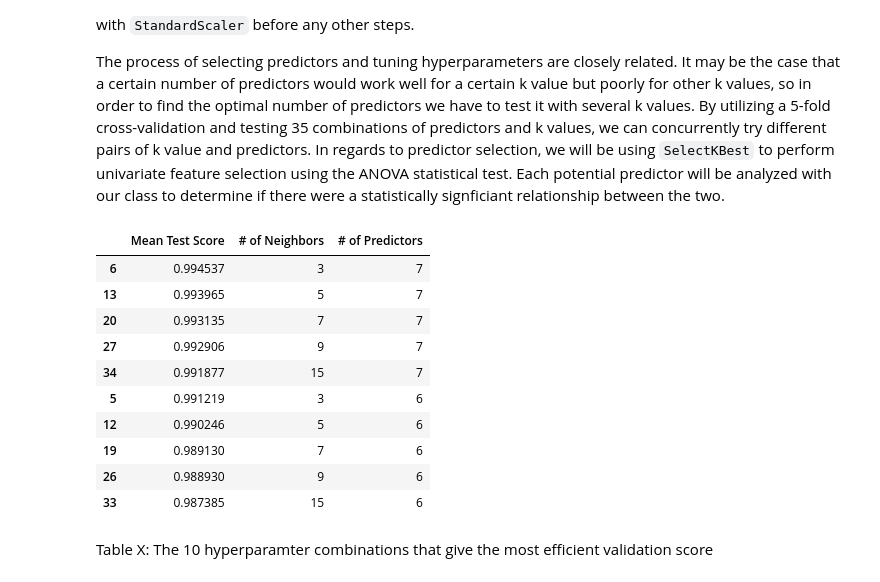
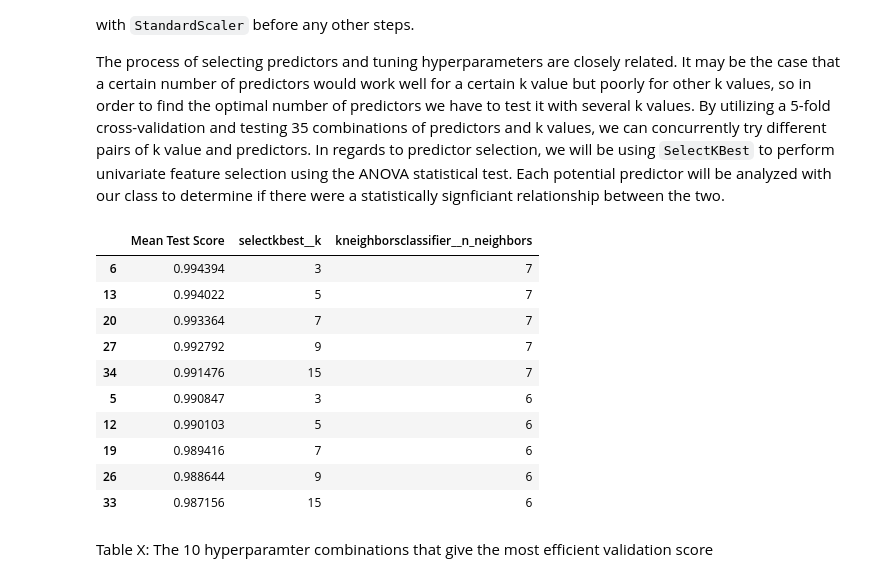
Before and after one commit to JonAndYu/ECON323-Project, a Jupyter notebook: project.ipynb, the cells around one changed output. Drawn from its saved outputs; the diff is of its cells as text; code cells hidden in the pictures.

```diff
--- a/project.ipynb
+++ b/project.ipynb
@@ -48,3 +40,25 @@ def class_count(y_data):
+# %%
+# Helper functions to help with displaying data.
+def class_count(y_data):
+    counts = y_data.value_counts().to_list()
+
+    data = {"Class": ["Non-Fraud", "Fraud"],
+            "Count": counts}
+    display(pd.DataFrame(data))
+
+# Helper function to expidite tuning process:
+# Returns a tune grid.
+def tune(param_grid, pipeline, X_train, y_train, scoring_func):
+    # Perform grid search with 5-fold cross validation
+    grid_search = GridSearchCV(pipeline, param_grid=param_grid, cv=5, scoring=scoring_func)
+    grid_search.fit(X_train, y_train)
+
+    # Print the best hyperparameters and corresponding score
+    results = pd.DataFrame(grid_search.cv_results_)[['params', 'mean_test_score']]
+    results = pd.concat([results.drop('params', axis=1),
+                    results['params'].apply(lambda x: pd.Series(x))], axis=1)
+    results.columns = ["Mean Test Score"] + list(param_grid.keys())
+    return results
 # %%
 raw_df = pd.read_csv('data/card_transdata.csv')
 raw_df.head()
@@ -155,34 +166,33 @@ param_grid = {
     'kneighborsclassifier__n_neighbors': [3, 5, 7, 9, 15]
 }
 
-clf = make_pipeline(
+knn_pred_selection_clf = make_pipeline(
     StandardScaler(),
     SelectKBest(score_func=f_classif),
-    KNeighborsClassifier())
+    KNeighborsClassifier()
+)
 
-# Perform grid search with 5-fold cross validation
-grid_search = GridSearchCV(clf, param_grid=param_grid, cv=5, scoring=scorer)
-grid_search.fit(X_train_balanced, y_train_balanced)
-
-# Print the best hyperparameters and corresponding score
-results = pd.DataFrame(grid_search.cv_results_)[['params', 'mean_test_score']]
-results = pd.concat([results.drop('params', axis=1),
-                results['params'].apply(lambda x: pd.Series(x))], axis=1)
-results.columns = ["Mean Test Score", "# of Neighbors", "# of Predictors"]
+knn_pred_selection_res = tune(
+    param_grid=param_grid,
+    pipeline=knn_pred_selection_clf,
+    X_train=X_train_balanced,
+    y_train=y_train_balanced,
+    scoring_func='f1_macro'
+)
 # %%
-results.sort_values(by='Mean Test Score', ascending = False).head(10)
+knn_pred_selection_res.sort_values(by='Mean Test Score', ascending = False).head(10)
 # %% [output]
-|  | Mean Test Score | # of Neighbors | # of Predictors |
-| 6 | 0.994537 | 3 | 7 |
-| 13 | 0.993965 | 5 | 7 |
-| 20 | 0.993135 | 7 | 7 |
-| 27 | 0.992906 | 9 | 7 |
-| 34 | 0.991877 | 15 | 7 |
-| 5 | 0.991219 | 3 | 6 |
-| 12 | 0.990246 | 5 | 6 |
-| 19 | 0.989130 | 7 | 6 |
-| 26 | 0.988930 | 9 | 6 |
-| 33 | 0.987385 | 15 | 6 |
+|  | Mean Test Score | selectkbest__k | kneighborsclassifier__n_neighbors |
+| 6 | 0.994394 | 3 | 7 |
+| 13 | 0.994022 | 5 | 7 |
+| 20 | 0.993364 | 7 | 7 |
+| 27 | 0.992792 | 9 | 7 |
+| 34 | 0.991476 | 15 | 7 |
+| 5 | 0.990847 | 3 | 6 |
+| 12 | 0.990103 | 5 | 6 |
+| 19 | 0.989416 | 7 | 6 |
+| 26 | 0.988644 | 9 | 6 |
+| 33 | 0.987156 | 15 | 6 |
 # %% [markdown]
 Table X: The 10 hyperparamter combinations that give the most efficient validation score
 # %% [markdown]
```
Also changed, not shown: parts of 21 cells of this notebook.
